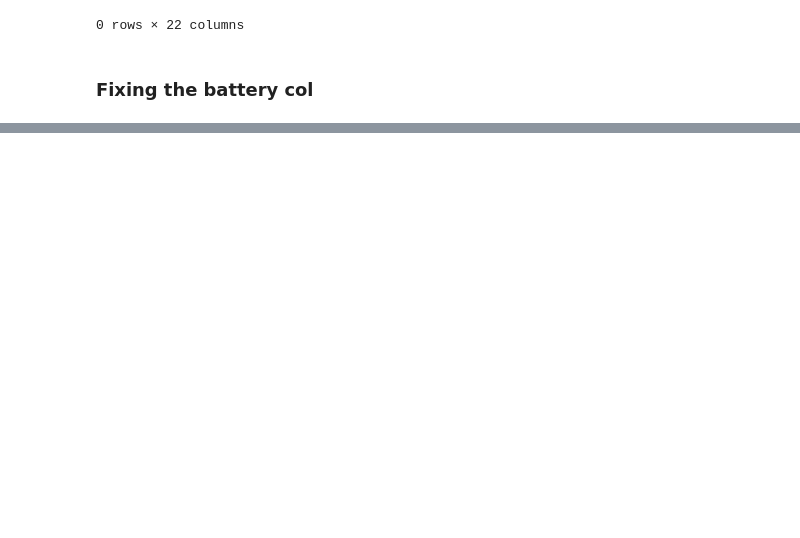
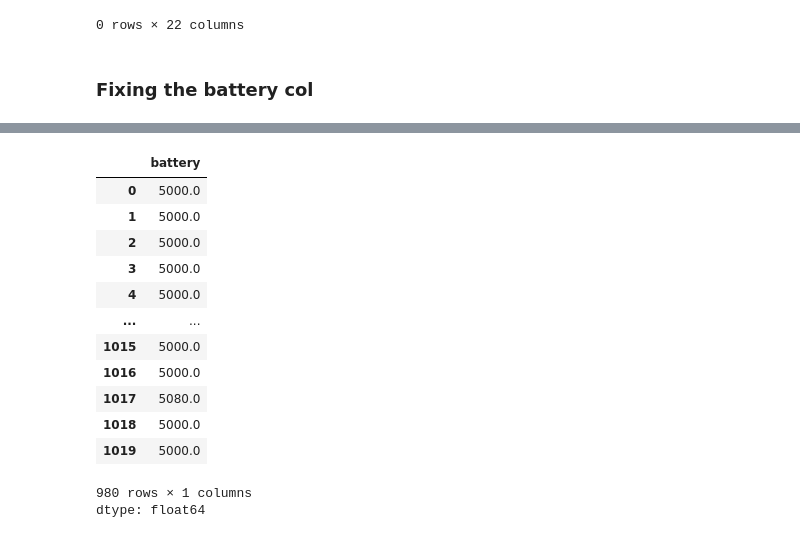
Before and after one commit to Muhammad-Waleed-Source/Data-Analysis-Process, a Jupyter notebook: Data Cleaning/1-Data-Cleaning.ipynb, the cells around one changed output, grey strips where cells are left out. Drawn from its saved outputs; the diff is of its cells as text; code cells hidden in the pictures; blank space fills up the shorter version.

```diff
--- a/Data Cleaning/1-Data-Cleaning.ipynb
+++ b/Data Cleaning/1-Data-Cleaning.ipynb
@@ -1806,0 +1843,21 @@ df1[df1['internal_memory'] == 1]
+# %%
+# extracting numbers from it
+
+battery_capacity = df1['battery'].str.strip().str.split('with').str.get(0).str.strip().str.findall(r'\b(\d+)\b').str.get(0).astype(float)
+
+battery_capacity
+# %% [output]
+|  | battery |
+| 0 | 5000.0 |
+| 1 | 5000.0 |
+| 2 | 5000.0 |
+| 3 | 5000.0 |
+| 4 | 5000.0 |
+| ... | ... |
+| 1015 | 5000.0 |
+| 1016 | 5000.0 |
+| 1017 | 5080.0 |
+| 1018 | 5000.0 |
+| 1019 | 5000.0 |
+980 rows × 1 columns
+dtype: float64
```
Also changed, not shown: parts of 5 cells of this notebook.
